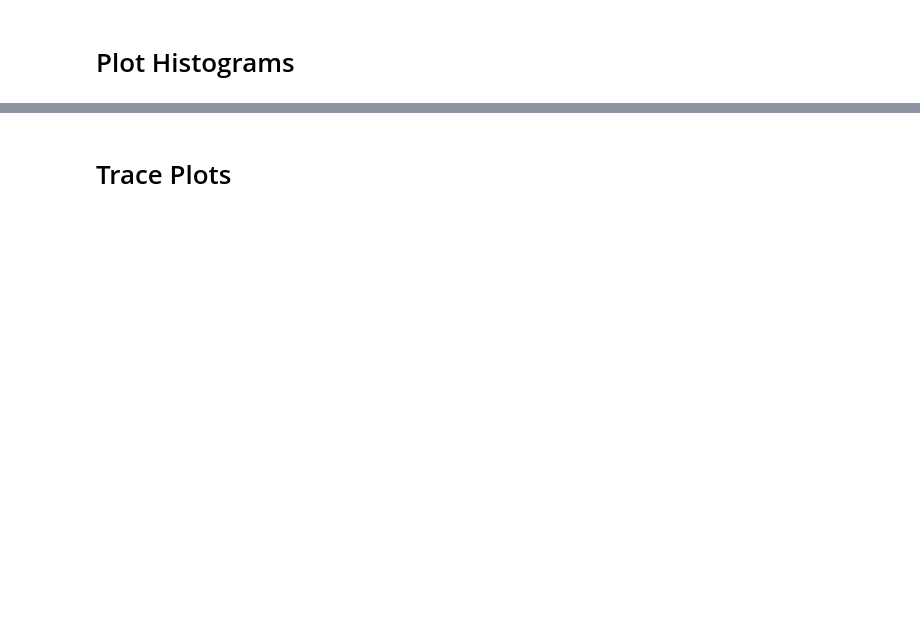
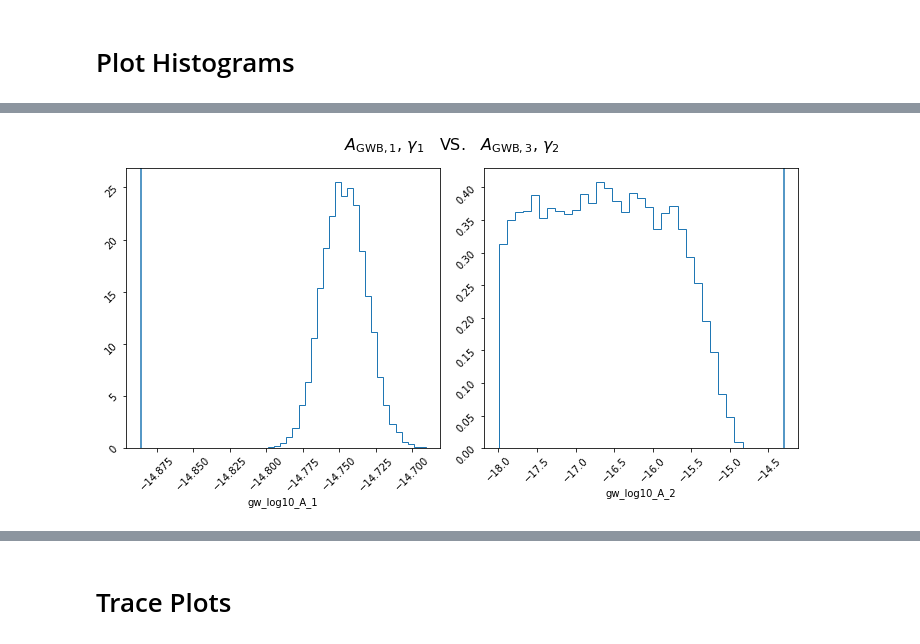
Before and after one commit to LBJ-Wade/NANOGrav, a Jupyter notebook: BackgroundInjections/Plotzv2.ipynb, the cells around one changed output, grey strips where cells are left out. Cells and saved outputs as stored; diff of their text form; code cells hidden in the pictures; blank space fills up the shorter version.

```diff
--- a/BackgroundInjections/Plotzv2.ipynb
+++ b/BackgroundInjections/Plotzv2.ipynb
@@ -67,3 +93,8 @@ with open(run_4_dir + '/parameters.json') as pf:
+# %%
+#Load param files to iterate through pulsars in pta
+with open(run_6_dir + '/parameters.json') as pf:
+    param_dict_run_6 = json.load(pf)
+    pf.close()
 # %% [markdown]
 # Plot injections and get truth values
 # %%
@@ -194,3 +236,8 @@ draw_histograms(chain_run_4[burn_run_4:],param_dict_run_4,indices_4,n_cols=1,tru
+# %%
+title_6 = r'$A_{\rm GWB,1}$, $\gamma_{1}$   VS.   $A_{\rm GWB,3}$, $\gamma_{2}$'
+draw_histograms(chain_run_6[burn_run_6:],param_dict_run_6,indices_6,truths=truths_6,title=title_6)
+# %% [output]
+[figure, added]
 # %%
 pulsar_indices_1 = range(0,len(param_dict_run_1)-2)
 pulsar_indices_1 = []
```
Also changed, not shown: parts of 29 cells of this notebook, 5 other files.
